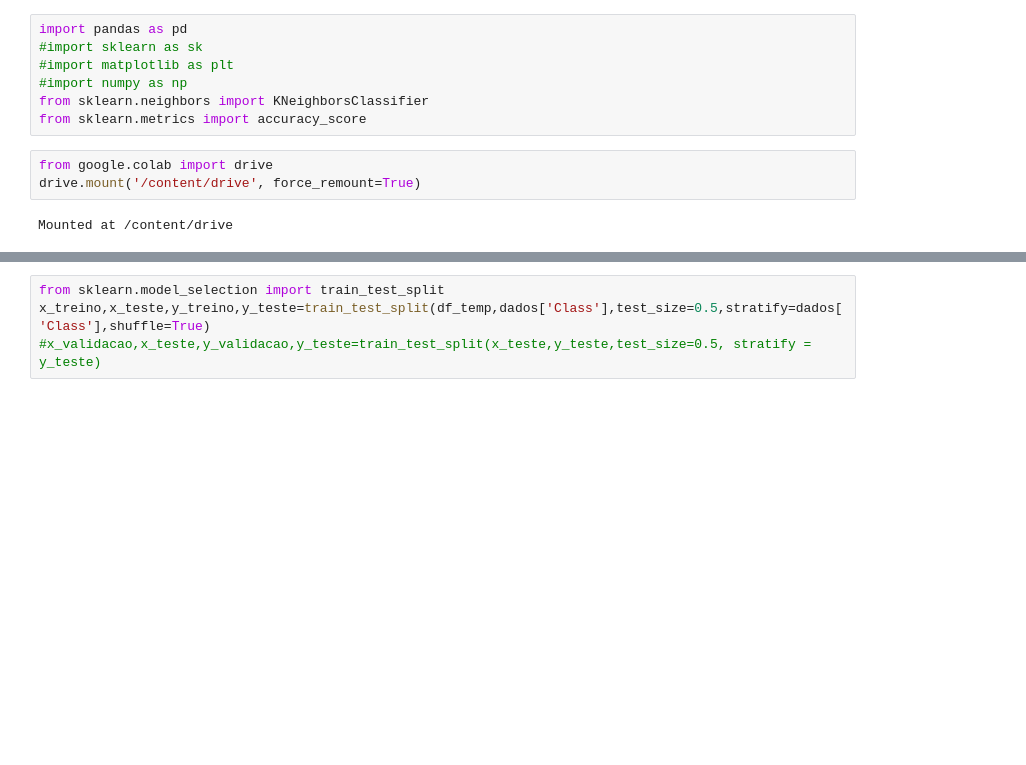
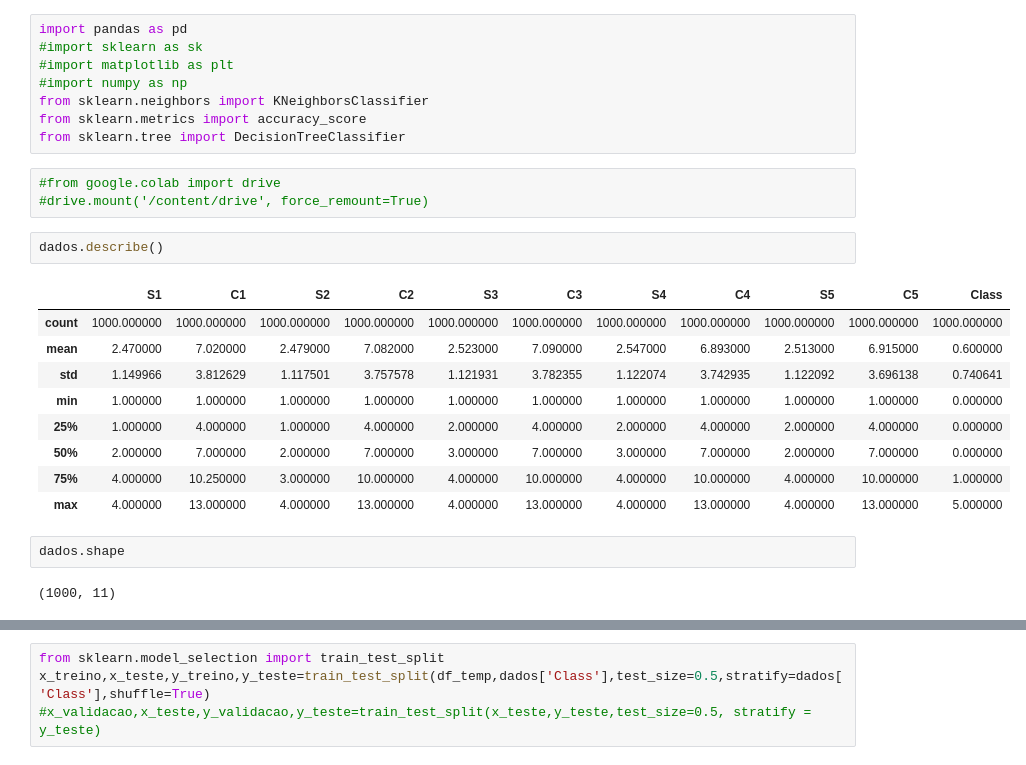
Before and after one commit to WillianCella/ModelosDeAprendizadoSupervisionado, a Jupyter notebook: Trabalho_1_–_Modelos_de_Aprendizado_Supervisionado.ipynb, the cells around one changed output, grey strips where cells are left out. Drawn from its saved outputs; the diff is of its cells as text; blank space fills up the shorter version.

```diff
--- a/Trabalho_1_–_Modelos_de_Aprendizado_Supervisionado.ipynb
+++ b/Trabalho_1_–_Modelos_de_Aprendizado_Supervisionado.ipynb
@@ -9,8 +45,23 @@ import pandas as pd
 #import numpy as np
 from sklearn.neighbors import KNeighborsClassifier
 from sklearn.metrics import accuracy_score
+from sklearn.tree import DecisionTreeClassifier
 # %%
-from google.colab import drive
-drive.mount('/content/drive', force_remount=True)
+#from google.colab import drive
+#drive.mount('/content/drive', force_remount=True)
-# %% [output]
-Mounted at /content/drive
+# %%
+dados.describe()
+# %% [output]
+|  | S1 | C1 | S2 | C2 | S3 | C3 | S4 | C4 | S5 | C5 | Class |
+| count | 1000.000000 | 1000.000000 | 1000.000000 | 1000.000000 | 1000.000000 | 1000.000000 | 1000.000000 | 1000.000000 | 1000.000000 | 1000.000000 | 1000.000000 |
+| mean | 2.470000 | 7.020000 | 2.479000 | 7.082000 | 2.523000 | 7.090000 | 2.547000 | 6.893000 | 2.513000 | 6.915000 | 0.600000 |
+| std | 1.149966 | 3.812629 | 1.117501 | 3.757578 | 1.121931 | 3.782355 | 1.122074 | 3.742935 | 1.122092 | 3.696138 | 0.740641 |
+| min | 1.000000 | 1.000000 | 1.000000 | 1.000000 | 1.000000 | 1.000000 | 1.000000 | 1.000000 | 1.000000 | 1.000000 | 0.000000 |
+| 25% | 1.000000 | 4.000000 | 1.000000 | 4.000000 | 2.000000 | 4.000000 | 2.000000 | 4.000000 | 2.000000 | 4.000000 | 0.000000 |
+| 50% | 2.000000 | 7.000000 | 2.000000 | 7.000000 | 3.000000 | 7.000000 | 3.000000 | 7.000000 | 2.000000 | 7.000000 | 0.000000 |
+| 75% | 4.000000 | 10.250000 | 3.000000 | 10.000000 | 4.000000 | 10.000000 | 4.000000 | 10.000000 | 4.000000 | 10.000000 | 1.000000 |
+| max | 4.000000 | 13.000000 | 4.000000 | 13.000000 | 4.000000 | 13.000000 | 4.000000 | 13.000000 | 4.000000 | 13.000000 | 5.000000 |
+# %%
+dados.shape
+# %% [output]
+(1000, 11)
```
Also changed, not shown: parts of 7 cells of this notebook, 1 other file.
